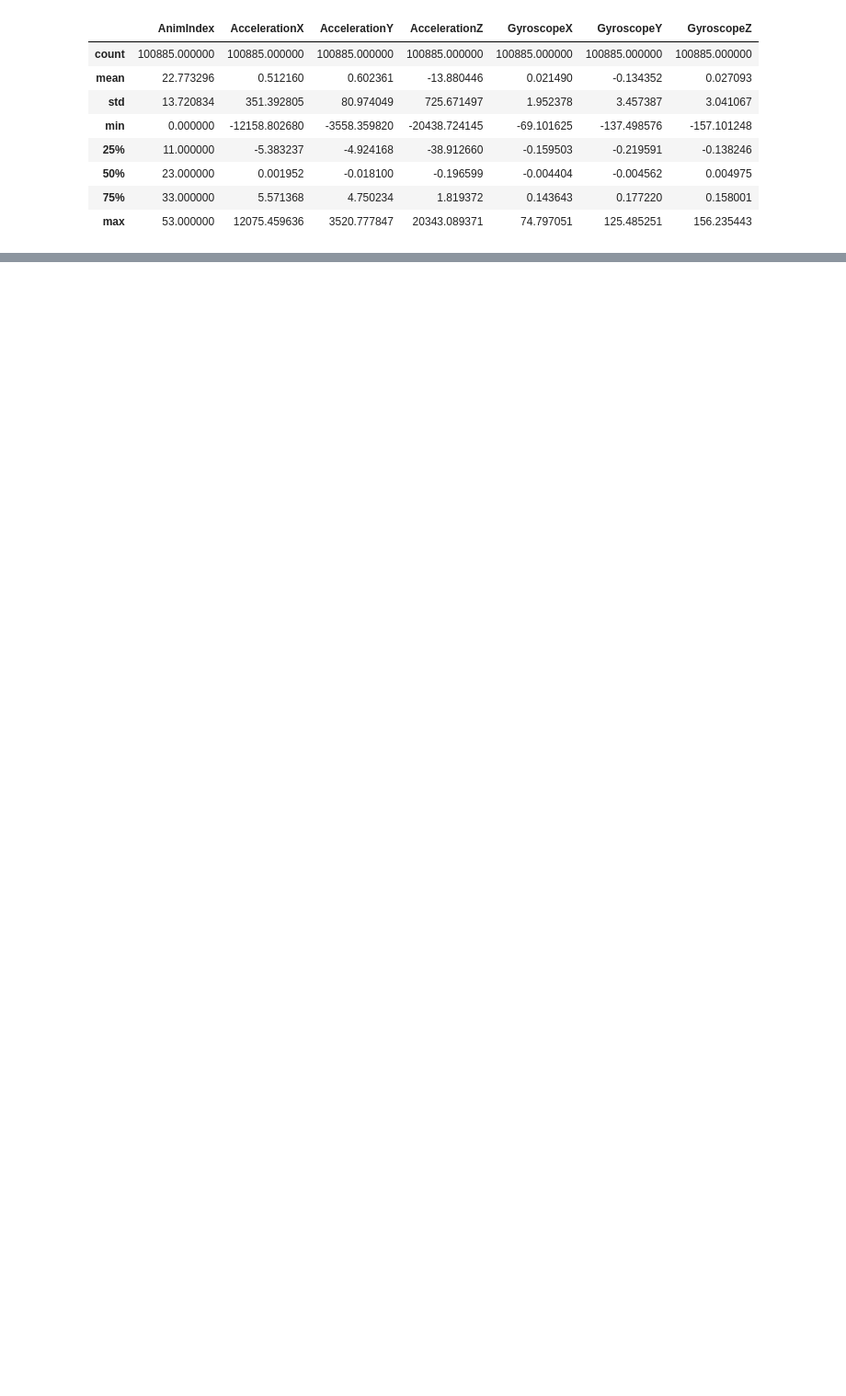
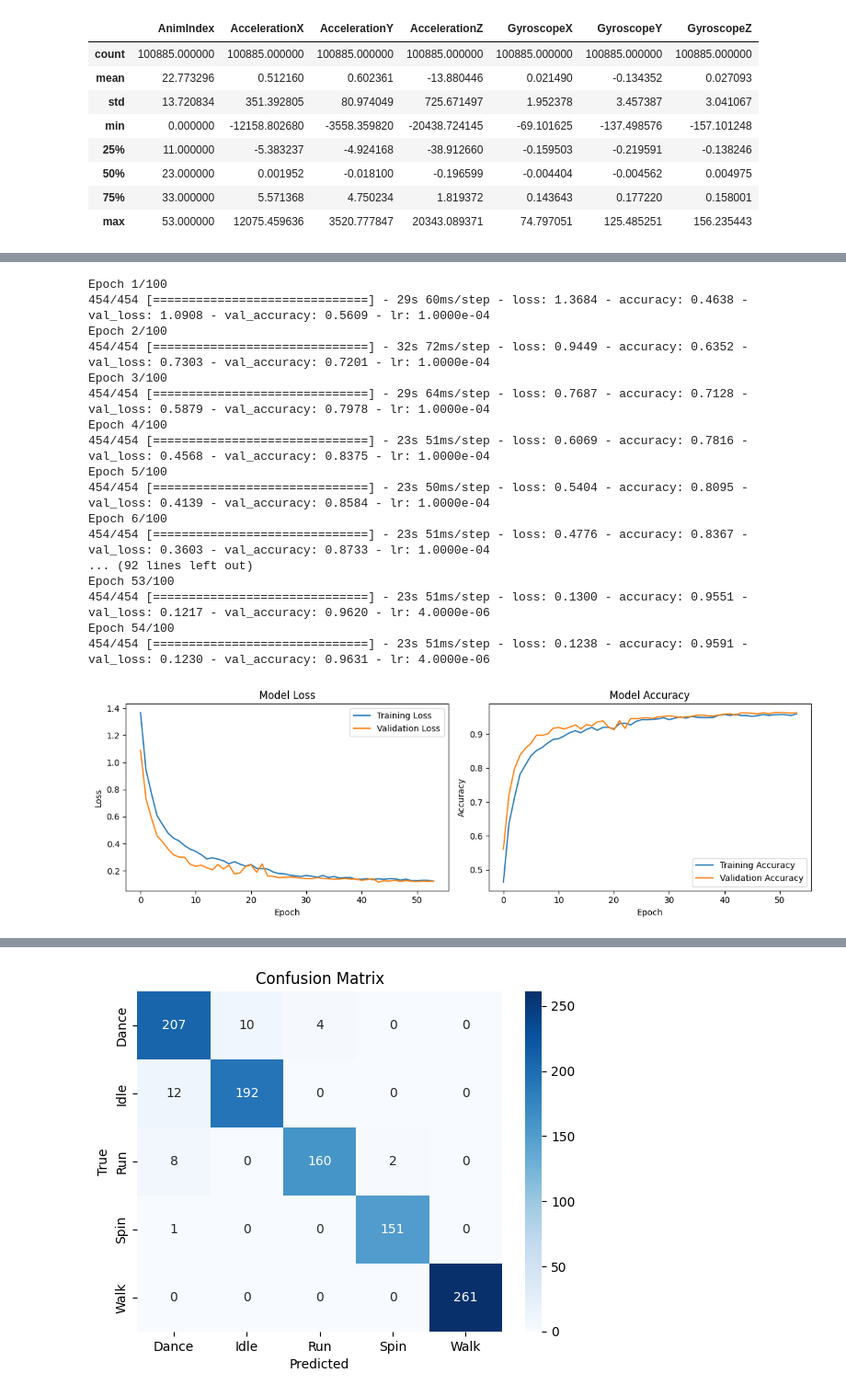
Before and after one commit to MekhyW/IMU-SimLab, a Jupyter notebook: Training/notebooks/RNN.ipynb, the cells around one changed output, grey strips where cells are left out. Shown: that part at 92% size. Saved outputs shown, nothing was run; the diff lists cells and outputs as text; code cells hidden in the pictures; blank space fills up the shorter version.

```diff
--- a/Training/notebooks/RNN.ipynb
+++ b/Training/notebooks/RNN.ipynb
@@ -43,5 +43,5 @@ def create_sliding_windows(data, label_col, window_size, step_size):
     return np.array(sequences), np.array(labels)
 
 window_size = 100
-step_size = 25
+step_size = 10
 X, y = create_sliding_windows(df, label_col='Label', window_size=window_size, step_size=step_size)
@@ -60,0 +48,7 @@ X_test, y_test = create_sliding_windows(test_data, label_col='Label', window_siz
+# %%
+from sklearn.model_selection import train_test_split
+
+X_train, X_test, y_train, y_test = train_test_split(X, y, test_size=0.1, random_state=42)
+X_train, X_val, y_train, y_val = train_test_split(X_train, y_train, test_size=0.2, random_state=42)
+
+print(X_train.shape, y_train.shape, X_val.shape, y_val.shape, X_test.shape, y_test.shape)
@@ -74,9 +75,5 @@ y_test = to_categorical(y_test)
 # %%
-from tensorflow.keras.optimizers import Adam
-from tensorflow.keras.models import Sequential
-from tensorflow.keras.layers import LSTM, Dense, Dropout, BatchNormalization
-
-model = Sequential([
+model_lstm = Sequential([
     LSTM(128, input_shape=(window_size, len(feature_cols)), return_sequences=True),
     BatchNormalization(),
     Dropout(0.3),
@@ -86,6 +83,6 @@ model = Sequential([
     Dense(64, activation='relu'),
     Dense(5, activation='softmax')
 ])
-model.compile(optimizer=Adam(learning_rate=0.0001), loss='categorical_crossentropy', metrics=['accuracy'])
-model.summary()
+model_lstm.compile(optimizer=Adam(learning_rate=0.0001), loss='categorical_crossentropy', metrics=['accuracy'])
+model_lstm.summary()
 # %% [output]
@@ -163,0 +142,21 @@ Test Loss: 0.6077, Test Accuracy: 0.8452
+# %%
+fit_and_plot(model_lstm)
+# %% [output]
+Epoch 1/100
+454/454 [==============================] - 29s 60ms/step - loss: 1.3684 - accuracy: 0.4638 - val_loss: 1.0908 - val_accuracy: 0.5609 - lr: 1.0000e-04
+Epoch 2/100
+454/454 [==============================] - 32s 72ms/step - loss: 0.9449 - accuracy: 0.6352 - val_loss: 0.7303 - val_accuracy: 0.7201 - lr: 1.0000e-04
+Epoch 3/100
+454/454 [==============================] - 29s 64ms/step - loss: 0.7687 - accuracy: 0.7128 - val_loss: 0.5879 - val_accuracy: 0.7978 - lr: 1.0000e-04
+Epoch 4/100
+454/454 [==============================] - 23s 51ms/step - loss: 0.6069 - accuracy: 0.7816 - val_loss: 0.4568 - val_accuracy: 0.8375 - lr: 1.0000e-04
+Epoch 5/100
+454/454 [==============================] - 23s 50ms/step - loss: 0.5404 - accuracy: 0.8095 - val_loss: 0.4139 - val_accuracy: 0.8584 - lr: 1.0000e-04
+Epoch 6/100
+454/454 [==============================] - 23s 51ms/step - loss: 0.4776 - accuracy: 0.8367 - val_loss: 0.3603 - val_accuracy: 0.8733 - lr: 1.0000e-04
+... (92 lines left out)
+Epoch 53/100
+454/454 [==============================] - 23s 51ms/step - loss: 0.1300 - accuracy: 0.9551 - val_loss: 0.1217 - val_accuracy: 0.9620 - lr: 4.0000e-06
+Epoch 54/100
+454/454 [==============================] - 23s 51ms/step - loss: 0.1238 - accuracy: 0.9591 - val_loss: 0.1230 - val_accuracy: 0.9631 - lr: 4.0000e-06
+[figure, added]
@@ -164 +166,2 @@ Test Loss: 0.6077, Test Accuracy: 0.8452
+[figure, added]
 # %%
```
Also changed, not shown: parts of 9 cells of this notebook, 1 other file.
